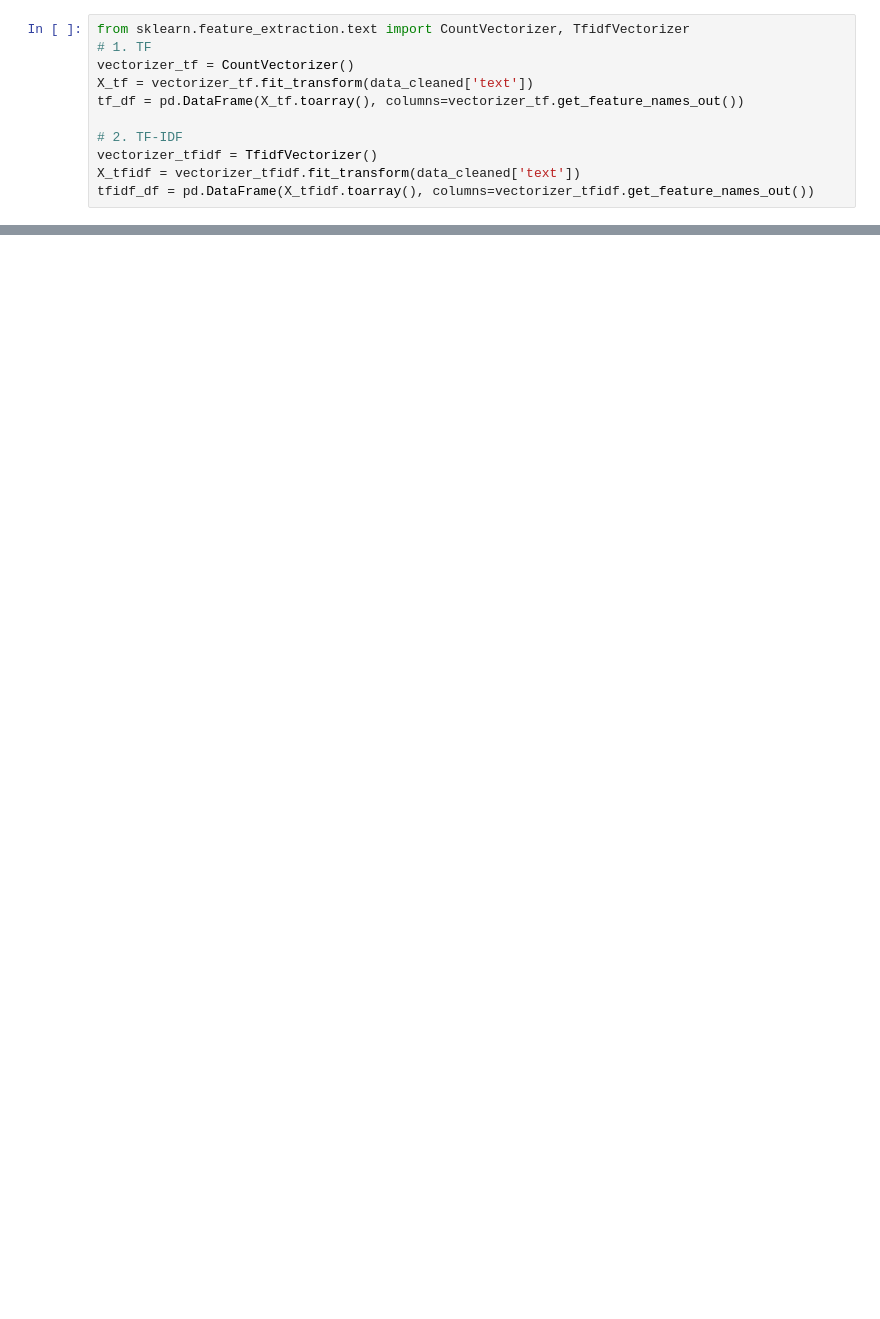
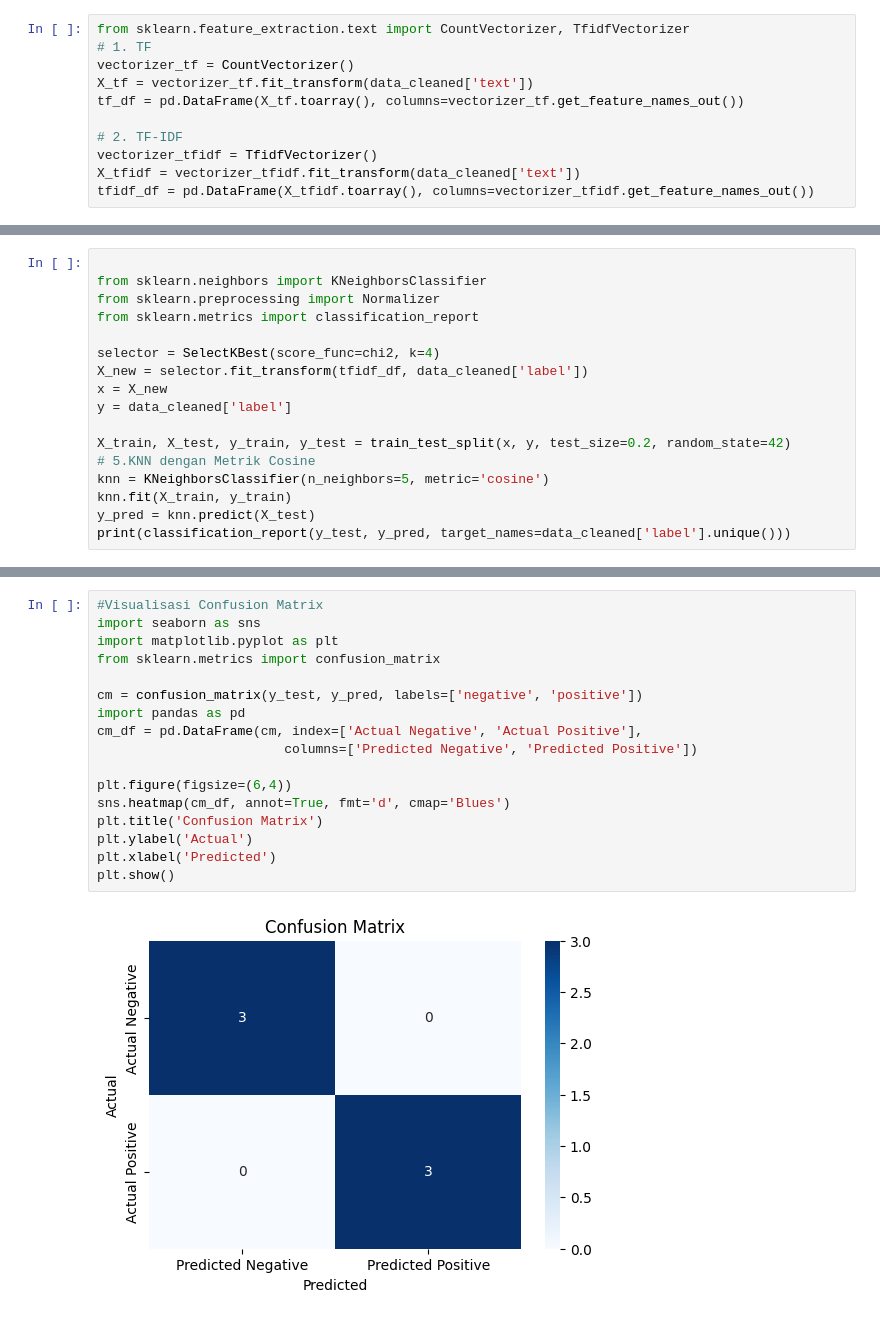
Before and after one commit to RyanMFDR/KNN_Sentiment-Analysis, a Jupyter notebook: notebook/analisis.ipynb, the cells around one changed output, grey strips where cells are left out. Saved outputs shown, nothing was run; the diff lists cells and outputs as text; blank space fills up the shorter version.

```diff
--- a/notebook/analisis.ipynb
+++ b/notebook/analisis.ipynb
@@ -235,0 +188,17 @@ plt.show()
+# %%
+
+from sklearn.neighbors import KNeighborsClassifier
+from sklearn.preprocessing import Normalizer
+from sklearn.metrics import classification_report
+
+selector = SelectKBest(score_func=chi2, k=4)
+X_new = selector.fit_transform(tfidf_df, data_cleaned['label'])
+x = X_new
+y = data_cleaned['label']
+
+X_train, X_test, y_train, y_test = train_test_split(x, y, test_size=0.2, random_state=42)
+# 5.KNN dengan Metrik Cosine
+knn = KNeighborsClassifier(n_neighbors=5, metric='cosine')
+knn.fit(X_train, y_train)
+y_pred = knn.predict(X_test)
+print(classification_report(y_test, y_pred, target_names=data_cleaned['label'].unique()))
@@ -235,0 +214,19 @@ plt.show()
+# %%
+#Visualisasi Confusion Matrix
+import seaborn as sns
+import matplotlib.pyplot as plt
+from sklearn.metrics import confusion_matrix
+
+cm = confusion_matrix(y_test, y_pred, labels=['negative', 'positive'])
+import pandas as pd
+cm_df = pd.DataFrame(cm, index=['Actual Negative', 'Actual Positive'],
+                        columns=['Predicted Negative', 'Predicted Positive'])
+
+plt.figure(figsize=(6,4))
+sns.heatmap(cm_df, annot=True, fmt='d', cmap='Blues')
+plt.title('Confusion Matrix')
+plt.ylabel('Actual')
+plt.xlabel('Predicted')
+plt.show()
+# %% [output]
+[figure, added]
```
Also changed, not shown: parts of 17 cells of this notebook, 9 other files.
